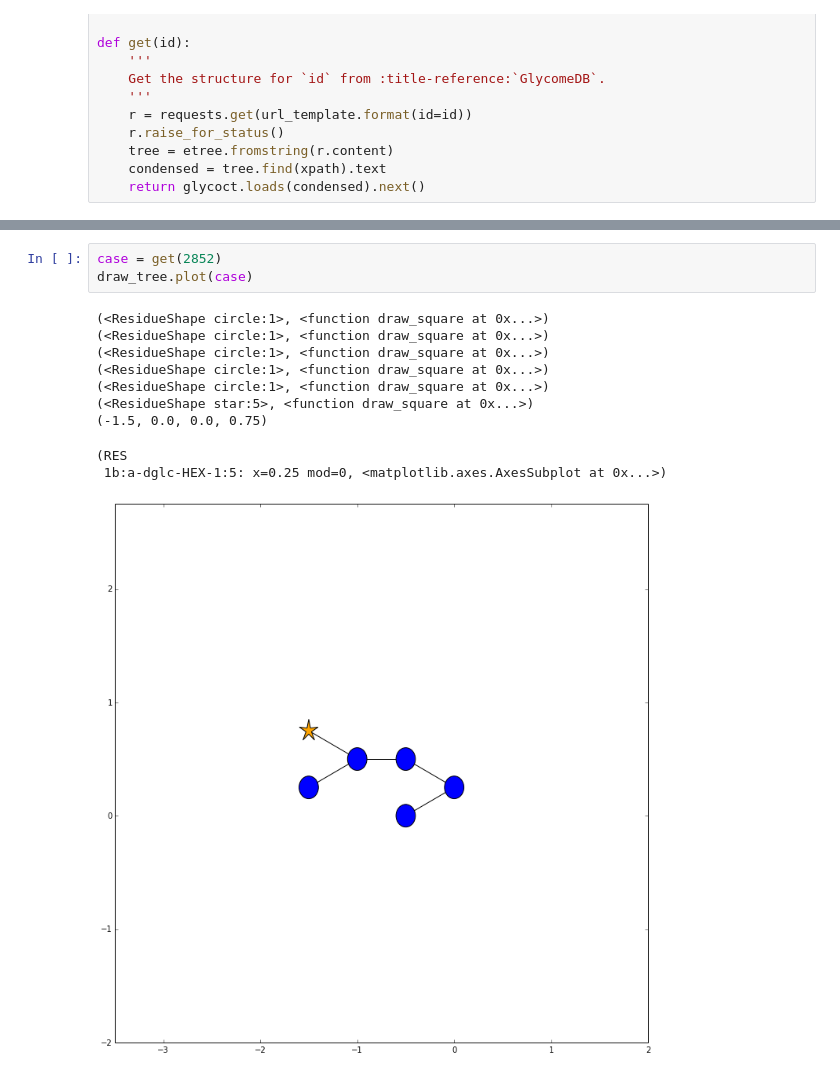
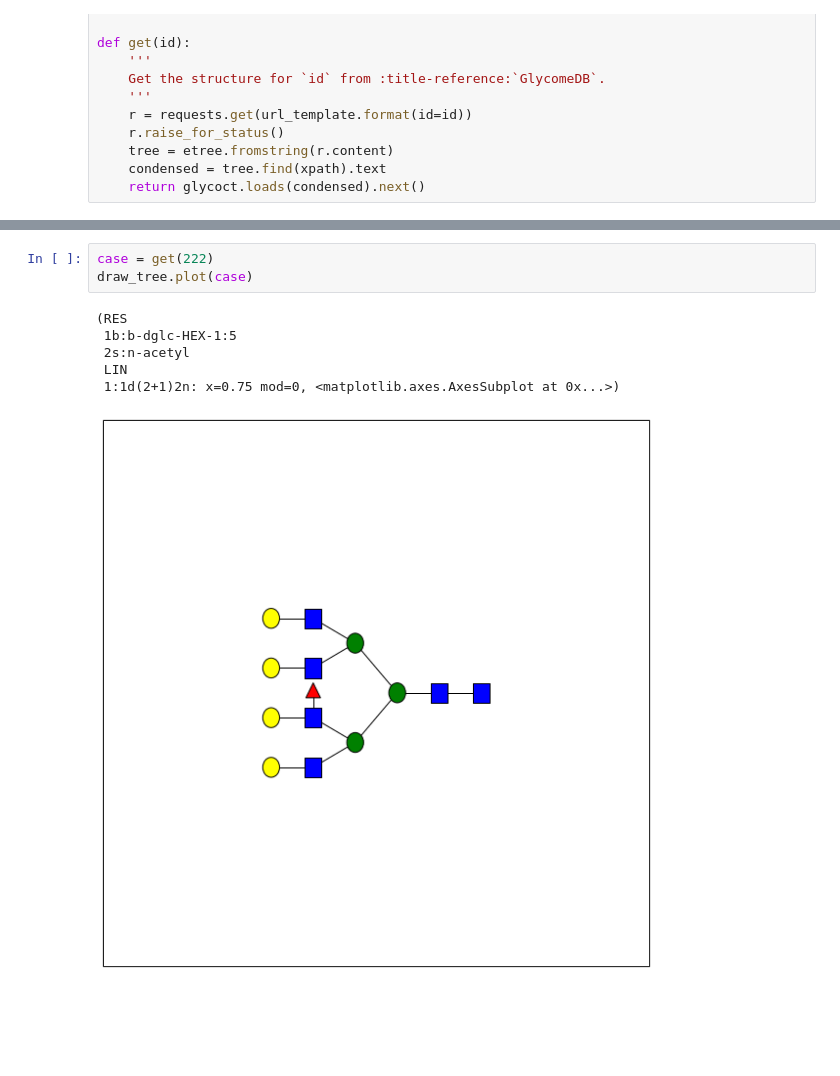
Before and after one commit to mobiusklein/glypy, a Jupyter notebook: contrib/plot/Testing.ipynb, the cells around one changed output, grey strips where cells are left out. Cells and saved outputs as stored; diff of their text form; blank space fills up the shorter version.

```diff
--- a/contrib/plot/Testing.ipynb
+++ b/contrib/plot/Testing.ipynb
@@ -103,14 +106,10 @@ def get(id):
 # %%
-case = get(2852)
+case = get(222)
 draw_tree.plot(case)
 # %% [output]
-(<ResidueShape circle:1>, <function draw_square at 0x...>)
-(<ResidueShape circle:1>, <function draw_square at 0x...>)
-(<ResidueShape circle:1>, <function draw_square at 0x...>)
-(<ResidueShape circle:1>, <function draw_square at 0x...>)
-(<ResidueShape circle:1>, <function draw_square at 0x...>)
-(<ResidueShape star:5>, <function draw_square at 0x...>)
-(-1.5, 0.0, 0.0, 0.75)
+(RES
+ 1b:b-dglc-HEX-1:5
+ 2s:n-acetyl
+ LIN
+ 1:1d(2+1)2n: x=0.75 mod=0, <matplotlib.axes.AxesSubplot at 0x...>)
-(RES
- 1b:a-dglc-HEX-1:5: x=0.25 mod=0, <matplotlib.axes.AxesSubplot at 0x...>)
-[figure, old version]
+[figure, new version]
```
Also changed, not shown: parts of 7 cells of this notebook, 23 other files.
